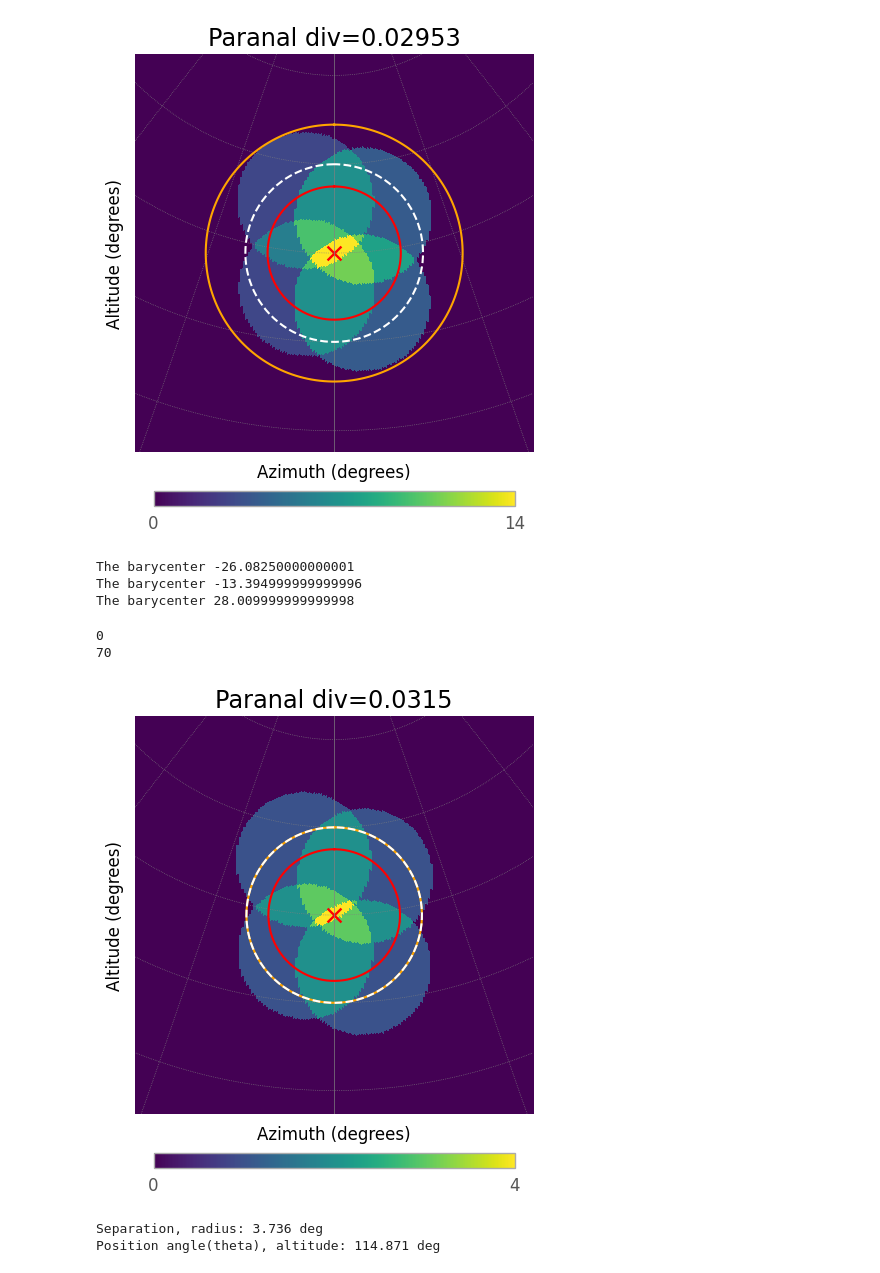
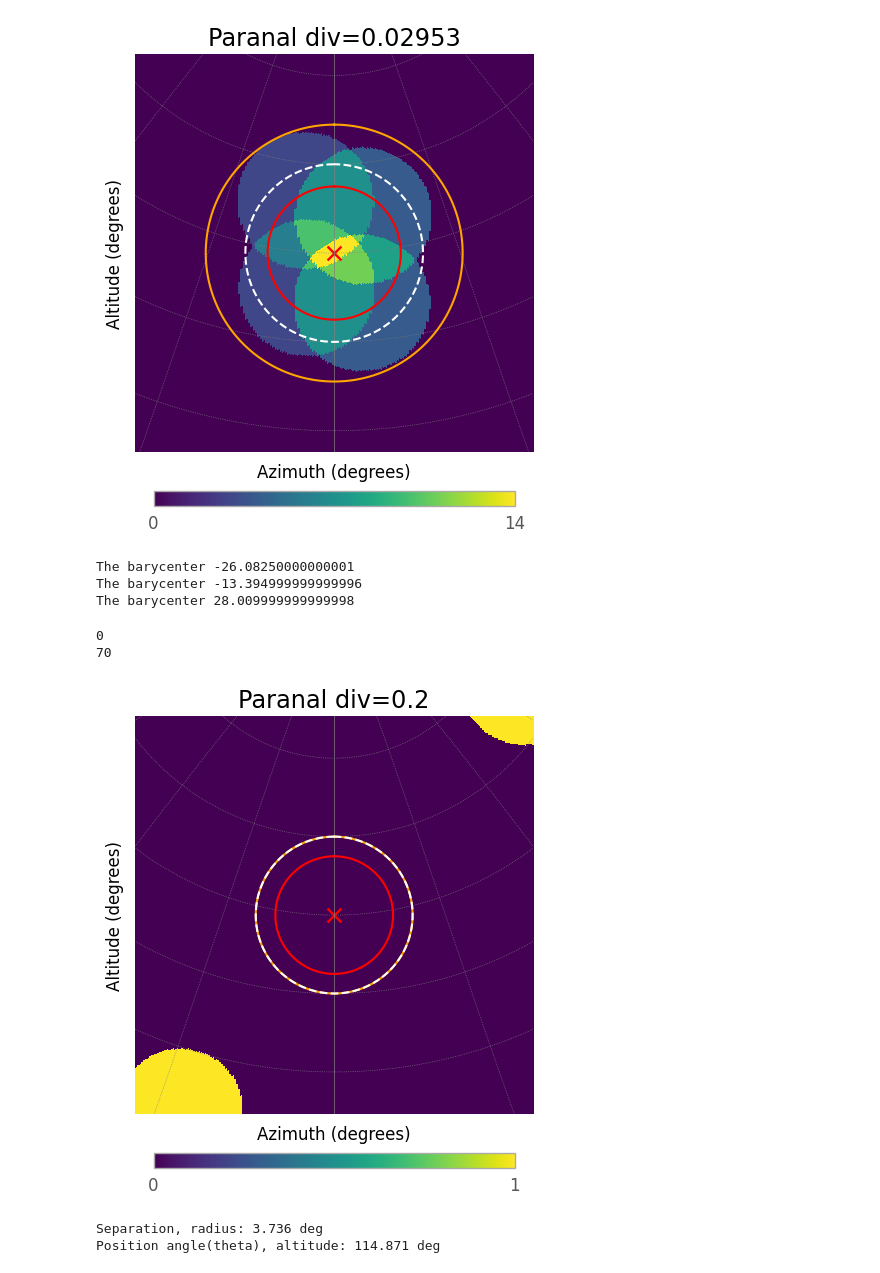
Before and after one commit to SamantaMorales/divtel, a Jupyter notebook: MST/MST_notebook_chosen_configuration_and_GRB.ipynb, the cells around one changed output. Cells and saved outputs as stored; diff of their text form; code cells hidden in the pictures.

```diff
--- a/MST/MST_notebook_chosen_configuration_and_GRB.ipynb
+++ b/MST/MST_notebook_chosen_configuration_and_GRB.ipynb
@@ -576,15 +576,15 @@ The barycenter 28.009999999999998
 70
 [figure]
 # %%
-array.divergent_pointing(div=0.0315, az=0, alt=70)
+array.divergent_pointing(div=0.2, az=0, alt=70)
 multiplicity_plot(array, radius=5, alt=70, az=0)
 # %% [output]
 The barycenter -26.08250000000001
 The barycenter -13.394999999999996
 The barycenter 28.009999999999998
 0
 70
-[figure, old version]
+[figure, new version]
 # %%
 ra_start, dec_start = 124.600,  -12.933
 ra_final, dec_final = 128.100, -14.480
```
Also changed, not shown: parts of 9 cells of this notebook, 10 other files.
